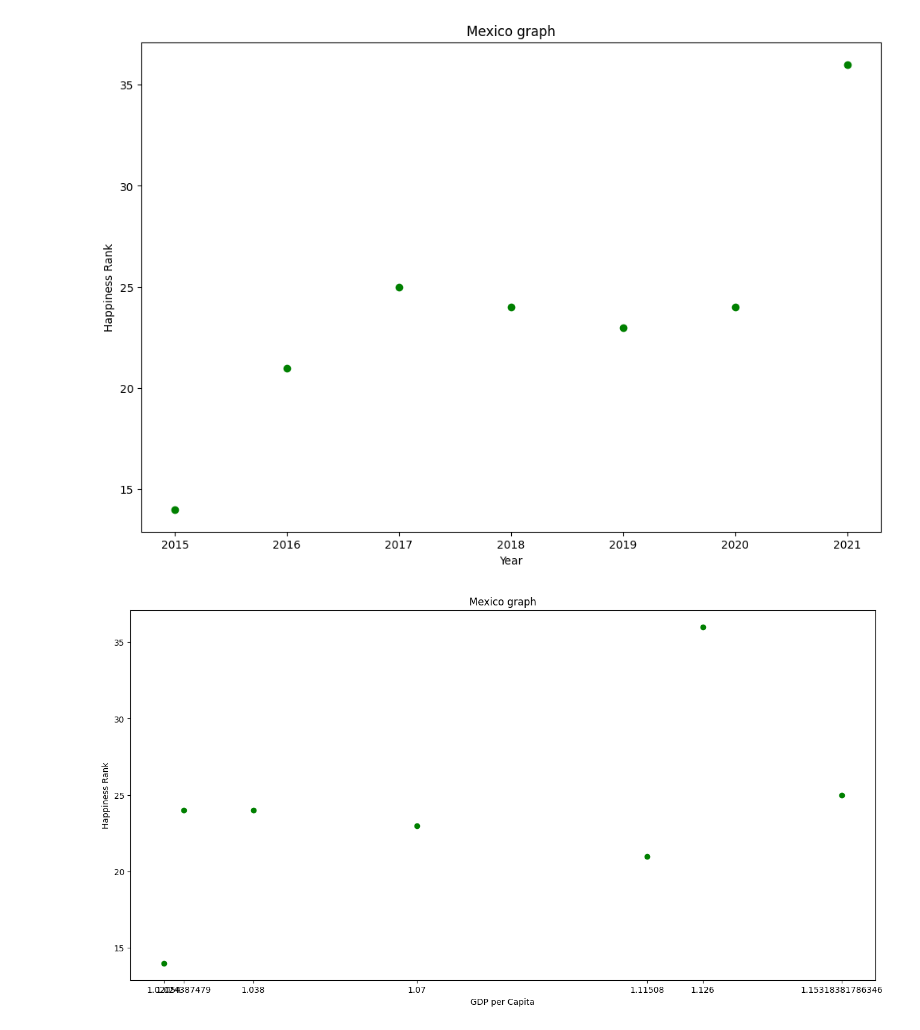
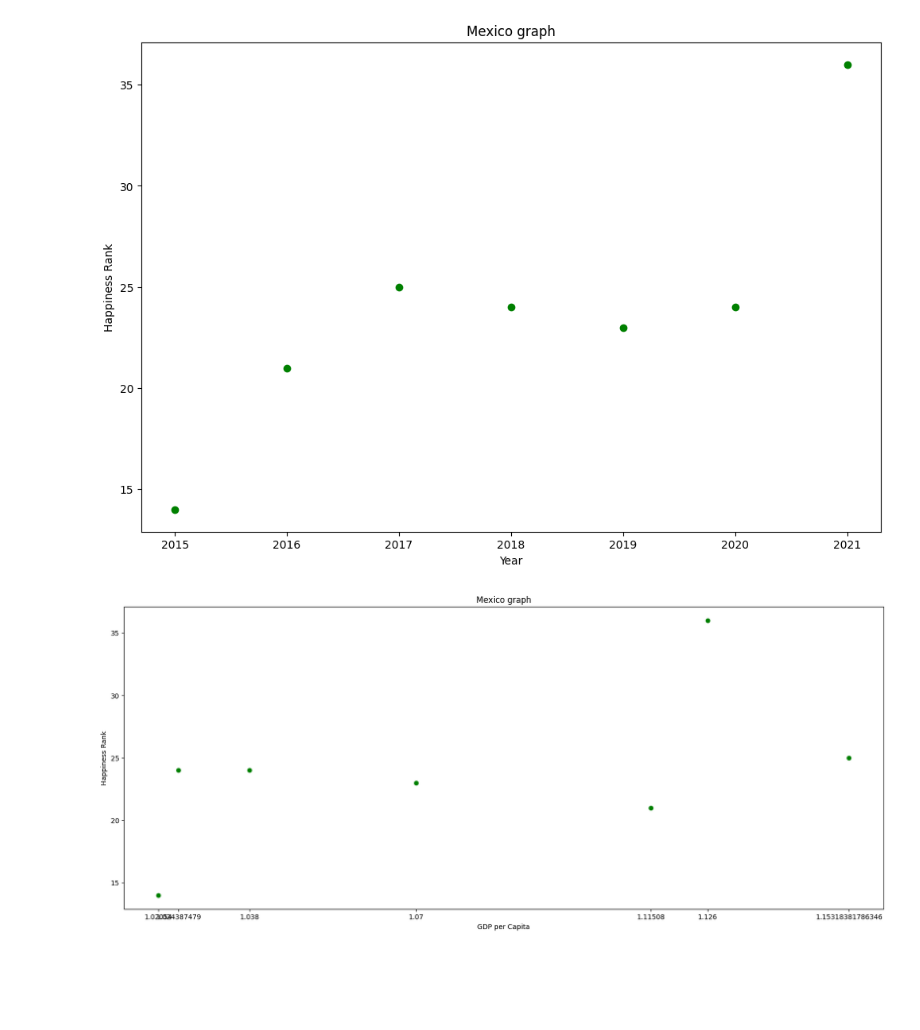
Before and after one commit to mayela/mlops-bootcamp, a Jupyter notebook: first_milestone/First_milestone.ipynb, the cells around one changed output. Saved outputs shown, nothing was run; the diff lists cells and outputs as text; code cells hidden in the pictures; blank space fills up the shorter version.

```diff
--- a/first_milestone/First_milestone.ipynb
+++ b/first_milestone/First_milestone.ipynb
@@ -32,6 +32,7 @@ memory usage: 10.0+ KB
 | 4 | Argentina | Latin America and Caribbean | 6.574 | 30 | 1.05351 | 0.78723 | ... |
 # %%
 df_2016 = pd.read_csv("world-happiness-report/2016.csv", low_memory=False)
+df_2016["Health (Life Expectancy)"] = 100 * df_2016["Health (Life Expectancy)"]
 df_2016.info()
 df_2016.head()
 # %% [output]
@@ -199,6 +200,7 @@ dfs = [df_2015, df_2016, df_2017, df_2018, df_2019, df_2020, df_2021]
 df = pd.concat(dfs, ignore_index=True)
 # %%
 df.info()
+df.drop('Trust (Government Corruption)', axis=1, inplace=True)
 integrated_data = df.to_csv("world-happiness-report/integrated_report.csv", index=True)
 # %% [output]
 <class 'pandas.core.frame.DataFrame'>
@@ -282,18 +297,18 @@ plt.show()
 # %% [output]
 [figure]
 # %%
-plt.figure(figsize=(16, 8))
+plt.figure(figsize=(20, 8))
 plt.title("Mexico graph")
 plt.xlabel("GDP per Capita")
 plt.ylabel("Happiness Rank")
 
 plt.scatter(
     dataset_mexico["GDP per Capita"],
     dataset_mexico["Happiness Rank"],
     marker='o',
     color="green",
 )
 plt.xticks(dataset_mexico["GDP per Capita"], dataset_mexico["GDP per Capita"])
 plt.show()
 # %% [output]
-[figure, old version]
+[figure, new version]
```
Also changed, not shown: parts of 4 cells of this notebook, 1 other file.
